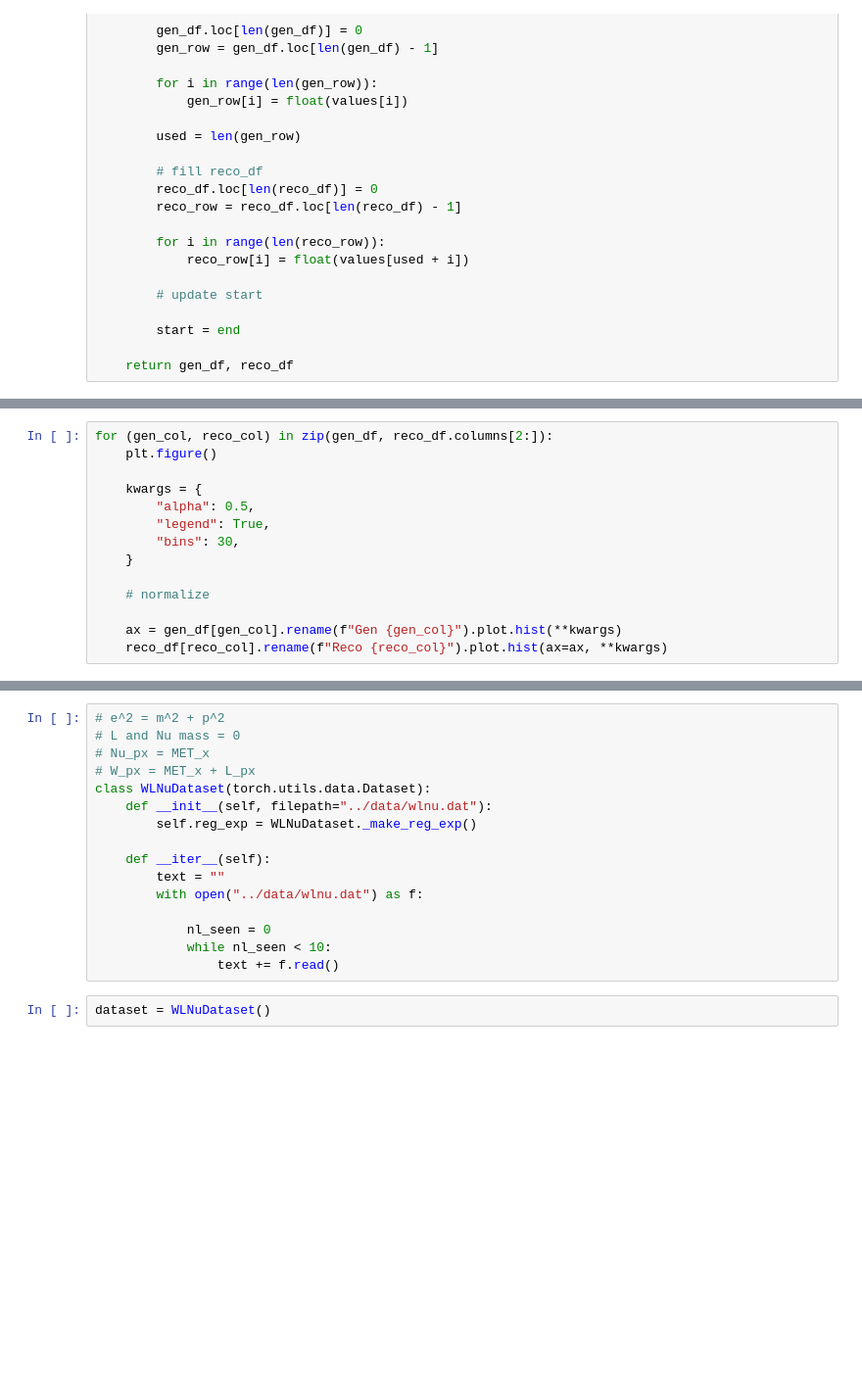
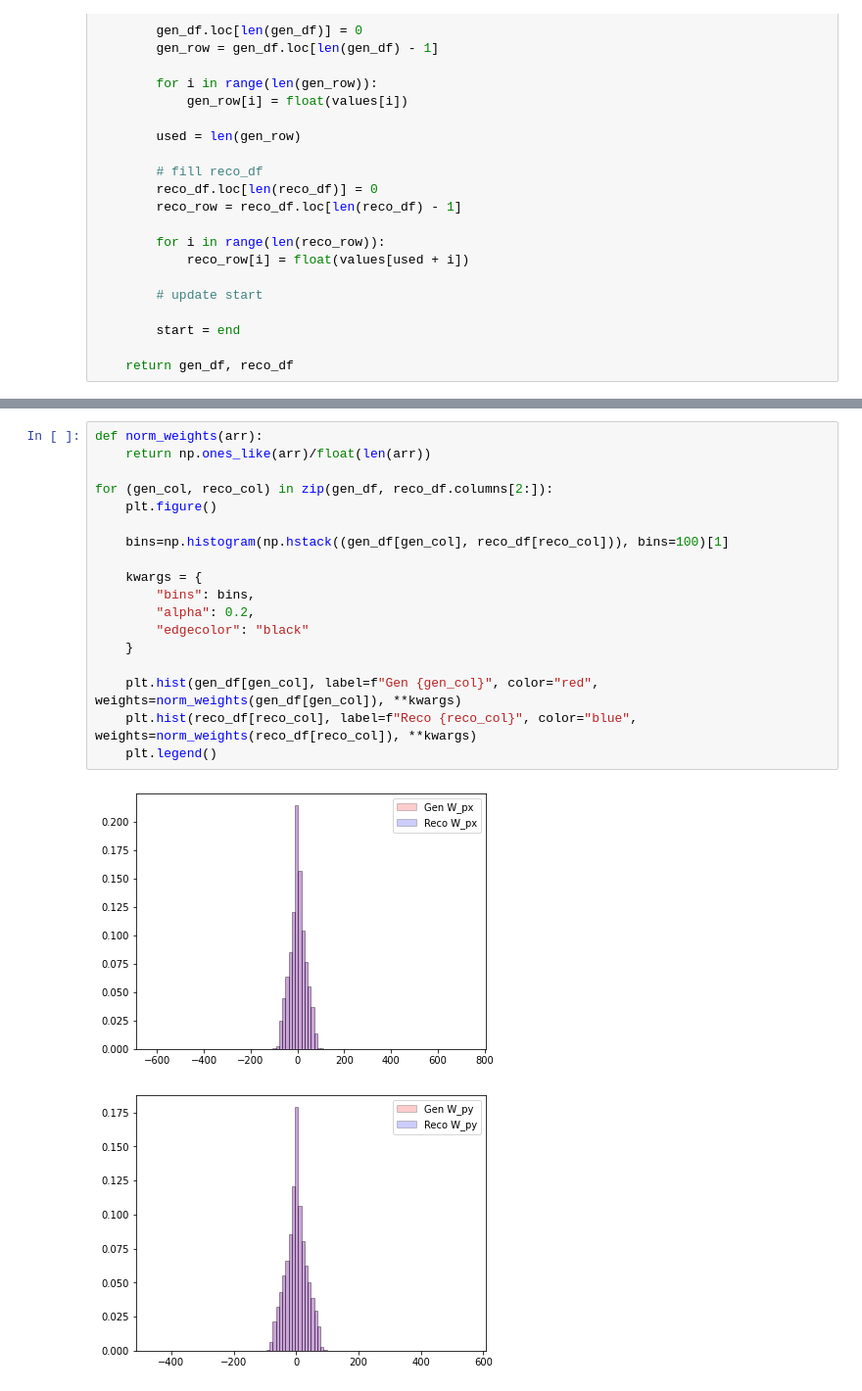
Before and after one commit to vladov3000/MissingMassRegressionOld, a Jupyter notebook: notebooks/Exploration.ipynb, the cells around one changed output, grey strips where cells are left out. Shown: that part at 98% size. Cells and saved outputs as stored; diff of their text form; blank space fills up the shorter version.

```diff
--- a/notebooks/Exploration.ipynb
+++ b/notebooks/Exploration.ipynb
@@ -111,14 +143,0 @@ plt.rcParams['figure.figsize'] = [6.4, 4.8]
-# %%
-for (gen_col, reco_col) in zip(gen_df, reco_df.columns[2:]):
-    plt.figure()
-
-    kwargs = {
-        "alpha": 0.5,
-        "legend": True,
-        "bins": 30,
-    }
-
-    # normalize
-
-    ax = gen_df[gen_col].rename(f"Gen {gen_col}").plot.hist(**kwargs)
-    reco_df[reco_col].rename(f"Reco {reco_col}").plot.hist(ax=ax, **kwargs)
@@ -138,18 +144,21 @@ for (gen_col, reco_col) in zip(gen_df, reco_df.columns[2:]):
-# %%
-# e^2 = m^2 + p^2
-# L and Nu mass = 0
-# Nu_px = MET_x
-# W_px = MET_x + L_px
-class WLNuDataset(torch.utils.data.Dataset):
-    def __init__(self, filepath="../data/wlnu.dat"):
-        self.reg_exp = WLNuDataset._make_reg_exp()
-
-    def __iter__(self):
-        text = ""
-        with open("../data/wlnu.dat") as f:
-
-            nl_seen = 0
-            while nl_seen < 10:
-                text += f.read()
-# %%
-dataset = WLNuDataset()
+# %%
+def norm_weights(arr):
+    return np.ones_like(arr)/float(len(arr))
+
+for (gen_col, reco_col) in zip(gen_df, reco_df.columns[2:]):
+    plt.figure()
+
+    bins=np.histogram(np.hstack((gen_df[gen_col], reco_df[reco_col])), bins=100)[1]
+
+    kwargs = {
+        "bins": bins,
+        "alpha": 0.2,
+        "edgecolor": "black"
+    }
+
+    plt.hist(gen_df[gen_col], label=f"Gen {gen_col}", color="red", weights=norm_weights(gen_df[gen_col]), **kwargs)
+    plt.hist(reco_df[reco_col], label=f"Reco {reco_col}", color="blue", weights=norm_weights(reco_df[reco_col]), **kwargs)
+    plt.legend()
+# %% [output]
+[figure, added]
+[figure, added]
```
Also changed, not shown: parts of 6 cells of this notebook, 4 other files.
